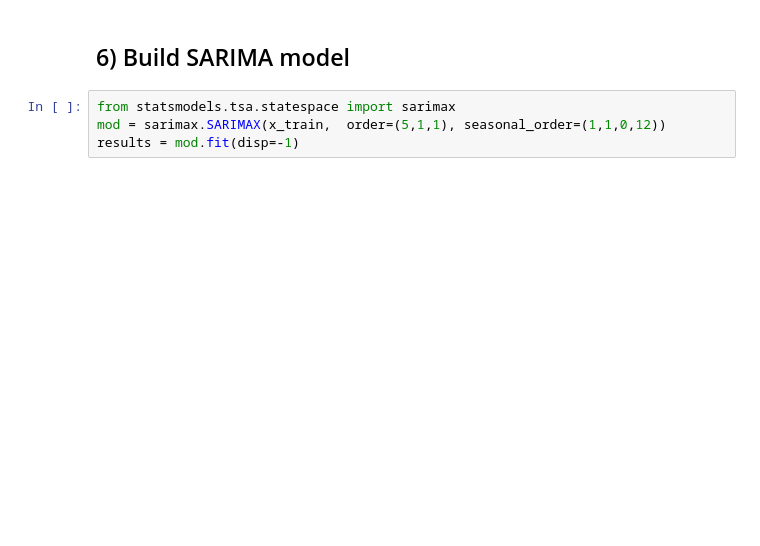
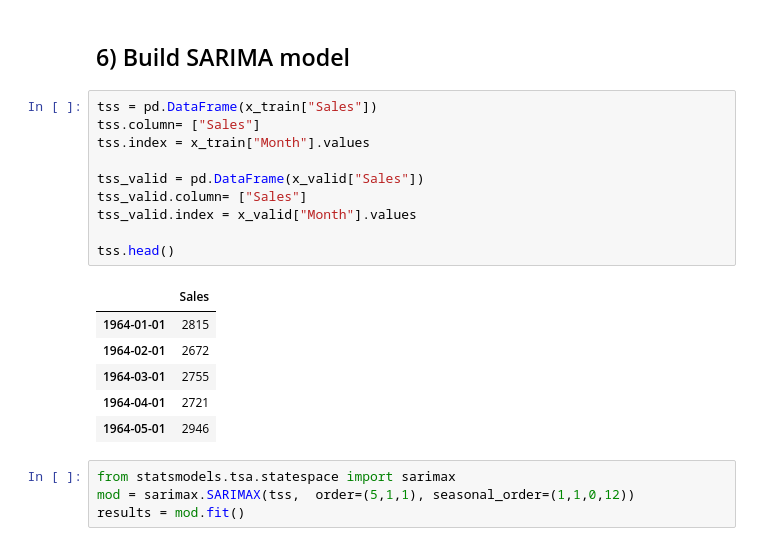
Before and after one commit to prakashjayy/Time_Series_Course, a Jupyter notebook: Project-1.ipynb, the cells around one changed output. Cells and saved outputs as stored; diff of their text form; blank space fills up the shorter version.

```diff
--- a/Project-1.ipynb
+++ b/Project-1.ipynb
@@ -134,9 +117,26 @@ plt.tight_layout()
 # %% [markdown]
 ## 6) Build SARIMA model
+# %%
+tss = pd.DataFrame(x_train["Sales"])
+tss.column= ["Sales"]
+tss.index = x_train["Month"].values
+
+tss_valid = pd.DataFrame(x_valid["Sales"])
+tss_valid.column= ["Sales"]
+tss_valid.index = x_valid["Month"].values
+
+tss.head()
+# %% [output]
+|  | Sales |
+| 1964-01-01 | 2815 |
+| 1964-02-01 | 2672 |
+| 1964-03-01 | 2755 |
+| 1964-04-01 | 2721 |
+| 1964-05-01 | 2946 |
 # %%
 from statsmodels.tsa.statespace import sarimax
-mod = sarimax.SARIMAX(x_train,  order=(5,1,1), seasonal_order=(1,1,0,12))
-results = mod.fit(disp=-1)
+mod = sarimax.SARIMAX(tss,  order=(5,1,1), seasonal_order=(1,1,0,12))
+results = mod.fit()
 # %%
 
 plt.figure(figsize=(16, 7))
```
Also changed, not shown: parts of 10 cells of this notebook, 59 other files.
